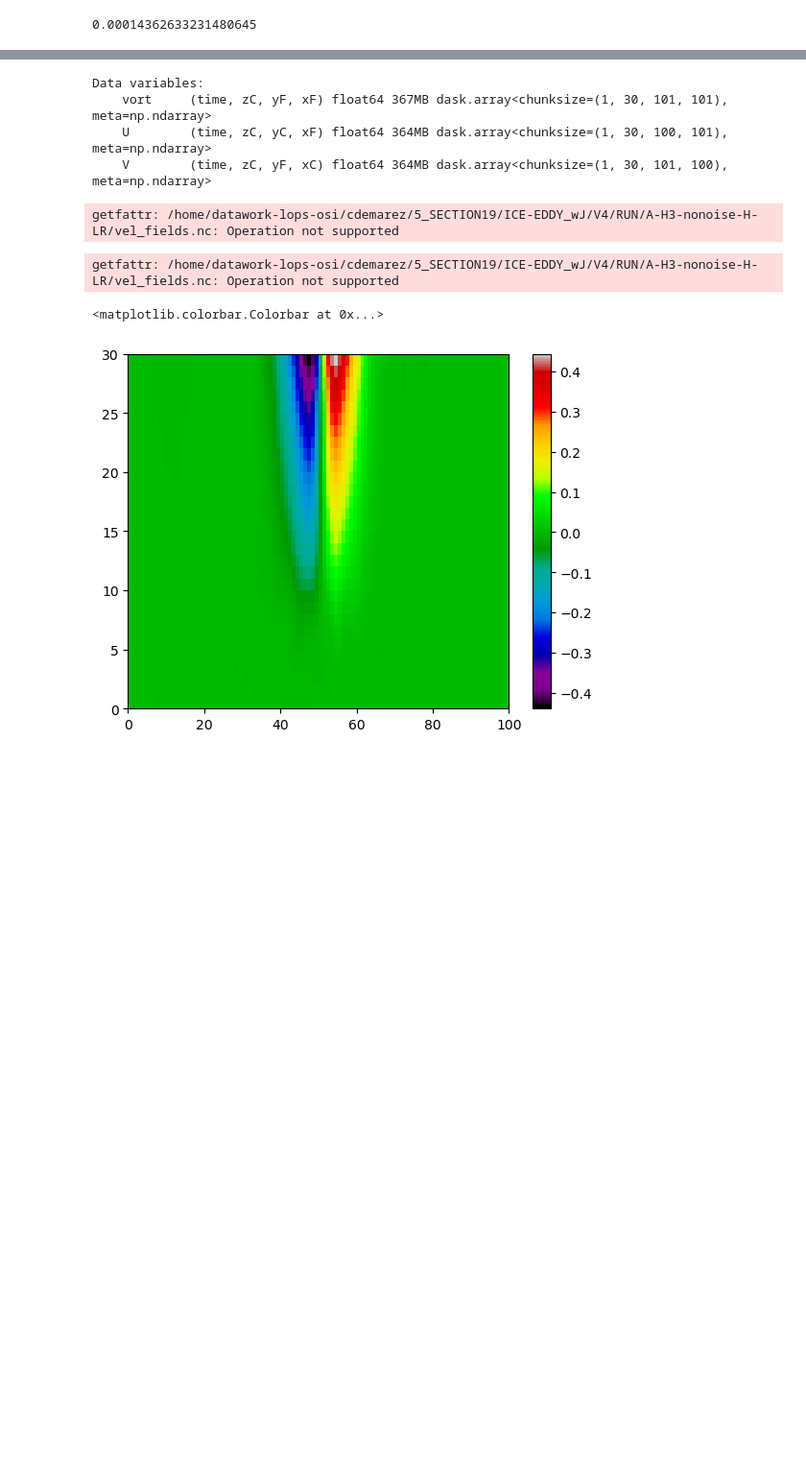
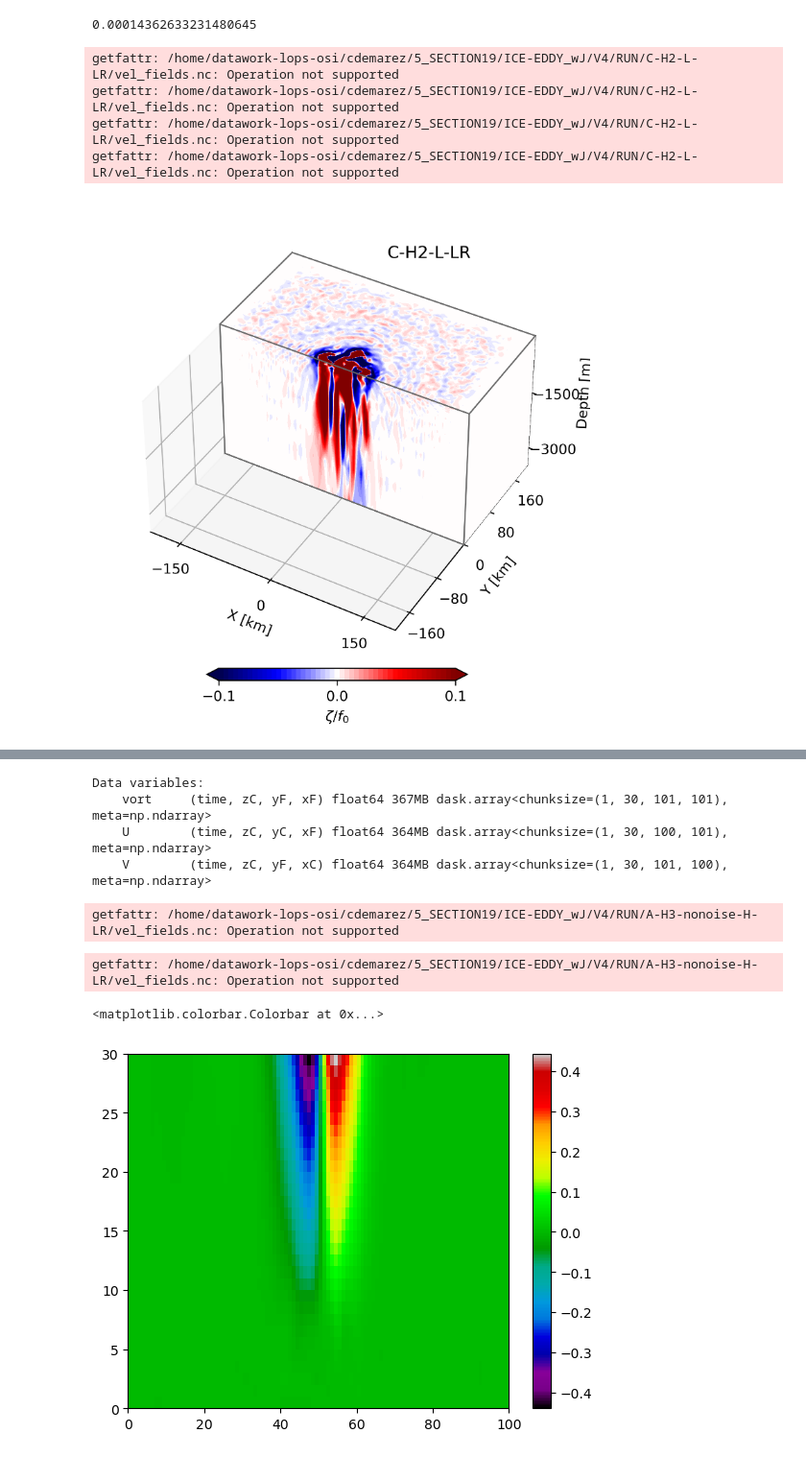
Before and after one commit to demarez/ice-eddy, a Jupyter notebook: DIAGS/3D_plot.ipynb, the cells around one changed output, grey strips where cells are left out. Shown at 96% size. Drawn from its saved outputs; the diff is of its cells as text; code cells hidden in the pictures; blank space fills up the shorter version.

Commit message:
Update project to V4

```diff
--- a/DIAGS/3D_plot.ipynb
+++ b/DIAGS/3D_plot.ipynb
@@ -158,3 +158,58 @@ lat=80
 f0=coriolis_frequency(lat);print(f0)
 # %% [output]
 0.00014362633231480645
+# %%
+vmax=0.1
+vmin=-vmax
+
+kw = {
+    'vmin': vmin,
+    'vmax': vmax,
+    'levels': np.linspace(vmin,vmax,50),
+    'cmap': 'seismic',
+    'extend':'both'
+}
+
+
+
+path_root='/home/datawork-lops-osi/cdemarez/5_SECTION19/ICE-EDDY_wJ/V4/'
+
+experiment="C-H2-L-LR"
+data_path = path_root+"/RUN/"+experiment
+
+
+
+vel_fields = "vel_fields*.nc"
+tracer_fields = "tracer_fields*.nc"
+vel_fields_paths = '{0}/{1}'.format(data_path, vel_fields)
+tracer_fields_paths = '{0}/{1}'.format(data_path, tracer_fields)
+
+data = xr.open_mfdataset(vel_fields_paths)# preprocess=remove_empty_ds )
+
+var = data.vort.isel(time=7).transpose("yF","xF","zC")
+
+Ny, Nx, Nz = var.shape
+
+X = np.ones((Ny,Nx,Nz)) * var.xF.values[np.newaxis,:,np.newaxis] / 1000
+Y = np.ones((Ny,Nx,Nz)) * var.yF.values[:, np.newaxis,np.newaxis] / 1000
+Z = np.ones((Ny,Nx,Nz)) * var.zC.values[np.newaxis,np.newaxis,:]
+
+
+# Create a figure with 3D ax
+fig = plt.figure(figsize=(6, 6),dpi=300)
+gs = GridSpec(1, 1, figure=fig)
+########################################################################
+ax1 = fig.add_subplot(gs[0, 0], projection='3d', computed_zorder=False)
+plt.title(experiment,fontsize=12,x=0.7,y=0.95)
+cbar = plot3D(ax1, X, Y, Z, var/f0, kw)
+plt.subplots_adjust(hspace=0.25, wspace=-0.35)
+cax = fig.add_axes([0.3, 0.1, 0.43, 0.02])
+cb=fig.colorbar(cbar, cax=cax, orientation='horizontal',label='$\zeta/f_0$',ticks=[vmin,0,vmax])
+cb.ax.locator_params(nbins=3)
+plt.show()
+# %% [output]
+getfattr: /home/datawork-lops-osi/cdemarez/5_SECTION19/ICE-EDDY_wJ/V4/RUN/C-H2-L-LR/vel_fields.nc: Operation not supported
+getfattr: /home/datawork-lops-osi/cdemarez/5_SECTION19/ICE-EDDY_wJ/V4/RUN/C-H2-L-LR/vel_fields.nc: Operation not supported
+getfattr: /home/datawork-lops-osi/cdemarez/5_SECTION19/ICE-EDDY_wJ/V4/RUN/C-H2-L-LR/vel_fields.nc: Operation not supported
+getfattr: /home/datawork-lops-osi/cdemarez/5_SECTION19/ICE-EDDY_wJ/V4/RUN/C-H2-L-LR/vel_fields.nc: Operation not supported
+[figure, added]
```
Also changed, not shown: parts of 6 cells of this notebook, 10 other files.
